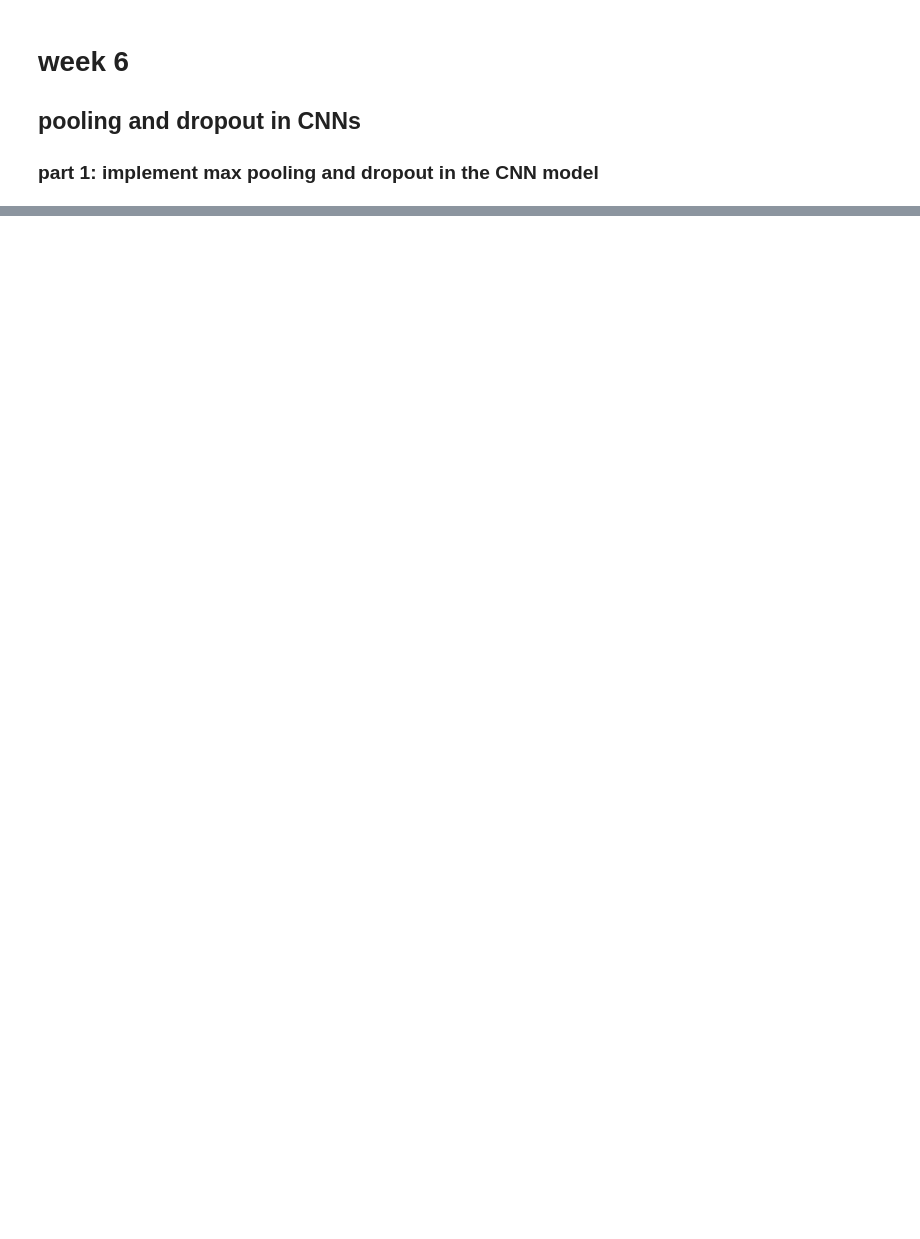
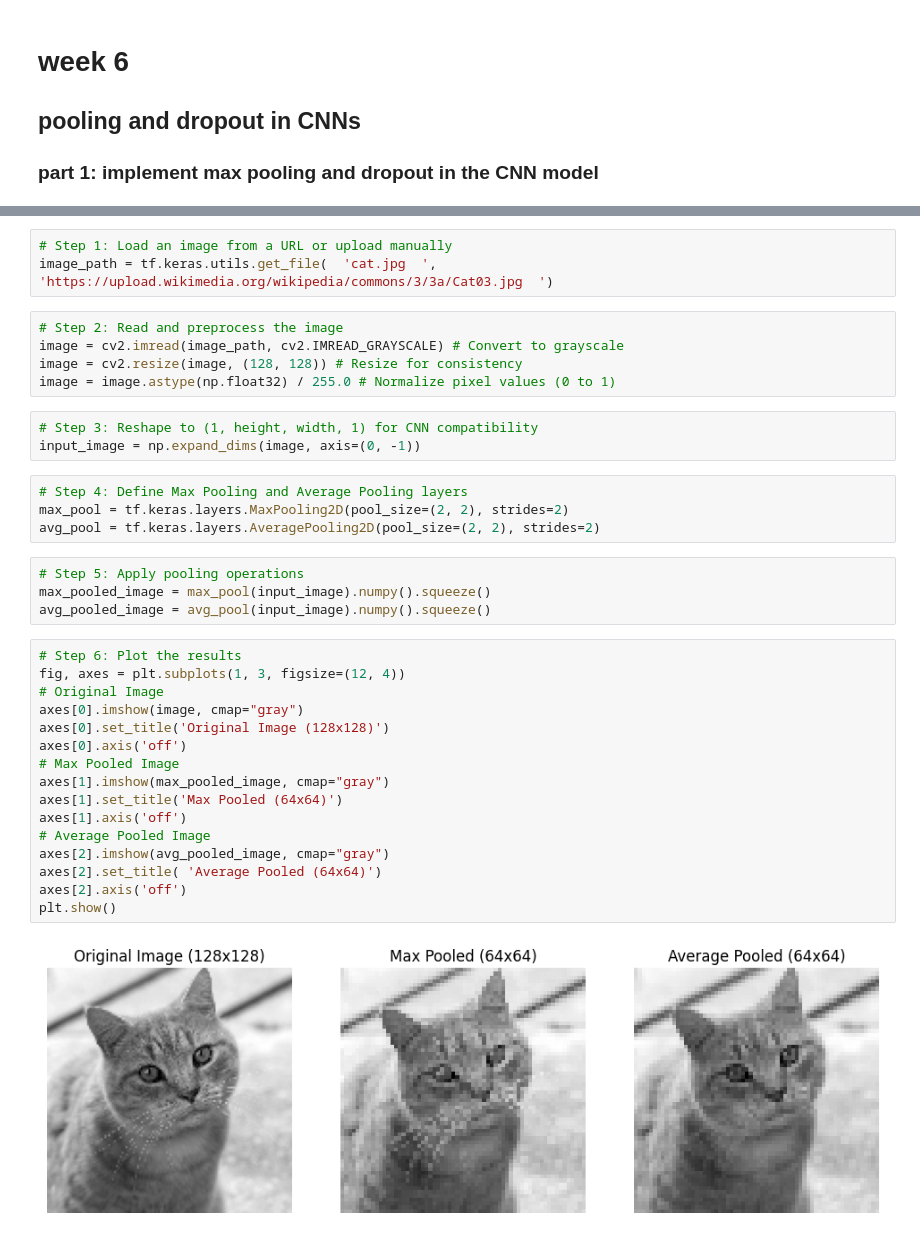
Before and after one commit to Rohithgg/neural-network-and-deep-learning-lab, a Jupyter notebook: week6p1.ipynb, the cells around one changed output, grey strips where cells are left out. Drawn from its saved outputs; the diff is of its cells as text; blank space fills up the shorter version.

```diff
--- a/week6p1.ipynb
+++ b/week6p1.ipynb
@@ -54,0 +11,37 @@ print(&quot;Average Pooled Shape:&quot;, avg_pooled_image.shape)
+# %%
+# Step 1: Load an image from a URL or upload manually
+image_path = tf.keras.utils.get_file(  'cat.jpg  ',  'https://upload.wikimedia.org/wikipedia/commons/3/3a/Cat03.jpg  ')
+# %%
+# Step 2: Read and preprocess the image
+image = cv2.imread(image_path, cv2.IMREAD_GRAYSCALE) # Convert to grayscale
+image = cv2.resize(image, (128, 128)) # Resize for consistency
+image = image.astype(np.float32) / 255.0 # Normalize pixel values (0 to 1)
+# %%
+# Step 3: Reshape to (1, height, width, 1) for CNN compatibility
+input_image = np.expand_dims(image, axis=(0, -1))
+# %%
+# Step 4: Define Max Pooling and Average Pooling layers
+max_pool = tf.keras.layers.MaxPooling2D(pool_size=(2, 2), strides=2)
+avg_pool = tf.keras.layers.AveragePooling2D(pool_size=(2, 2), strides=2)
+# %%
+# Step 5: Apply pooling operations
+max_pooled_image = max_pool(input_image).numpy().squeeze()
+avg_pooled_image = avg_pool(input_image).numpy().squeeze()
+# %%
+# Step 6: Plot the results
+fig, axes = plt.subplots(1, 3, figsize=(12, 4))
+# Original Image
+axes[0].imshow(image, cmap="gray")
+axes[0].set_title('Original Image (128x128)')
+axes[0].axis('off')
+# Max Pooled Image
+axes[1].imshow(max_pooled_image, cmap="gray")
+axes[1].set_title('Max Pooled (64x64)')
+axes[1].axis('off')
+# Average Pooled Image
+axes[2].imshow(avg_pooled_image, cmap="gray")
+axes[2].set_title( 'Average Pooled (64x64)')
+axes[2].axis('off')
+plt.show()
+# %% [output]
+[figure, added]
```
Also changed, not shown: parts of 3 cells of this notebook, 6 other files.
